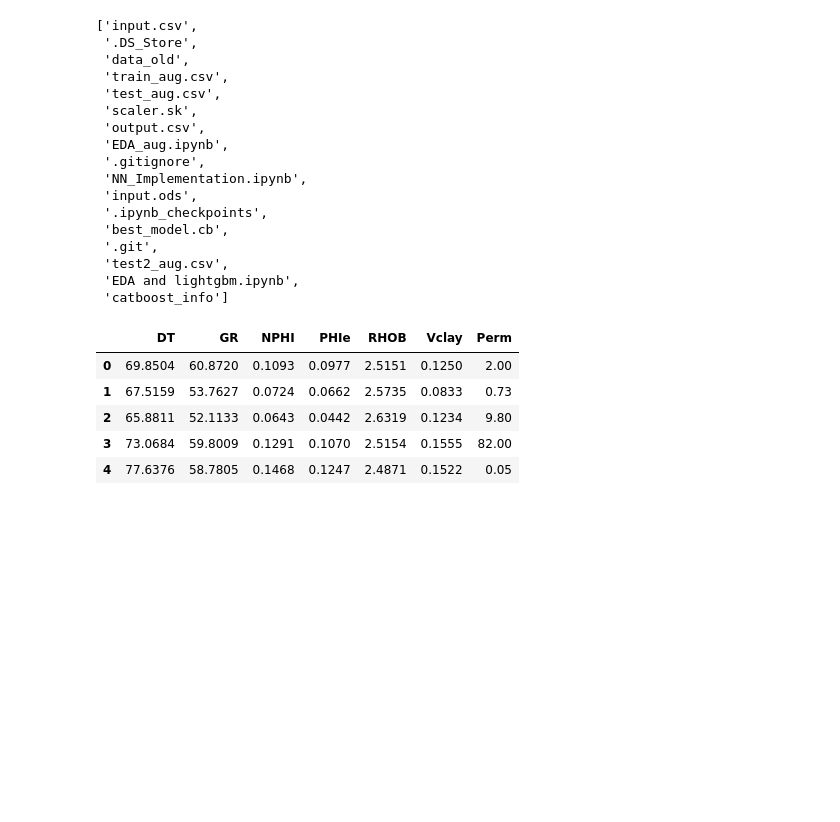
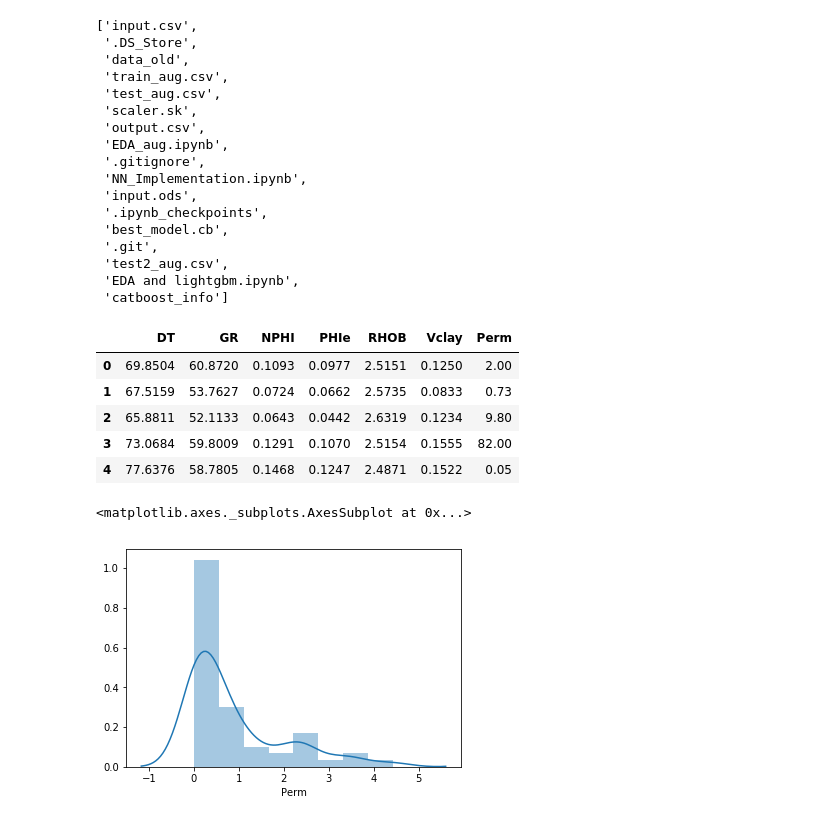
Before and after one commit to luungoc2005/simple_NN_GA, a Jupyter notebook: EDA_aug.ipynb, the cells around one changed output. Drawn from its saved outputs; the diff is of its cells as text; code cells hidden in the pictures; blank space fills up the shorter version.

```diff
--- a/EDA_aug.ipynb
+++ b/EDA_aug.ipynb
@@ -56,6 +56,11 @@ X_test = sc.transform(X_test)
 X_test_2 = sc.transform(X_test_2)
 
 y_train = np.log1p(y_train)
+# %%
+sns.distplot(y_train)
+# %% [output]
+<matplotlib.axes._subplots.AxesSubplot at 0x...>
+[figure, added]
 # %%
 # X_train, X_dev, y_train, y_dev = train_test_split(X_train, y_train,
 #     test_size = 0.25, random_state = 197)
```
Also changed, not shown: parts of 6 cells of this notebook, 7 other files.
